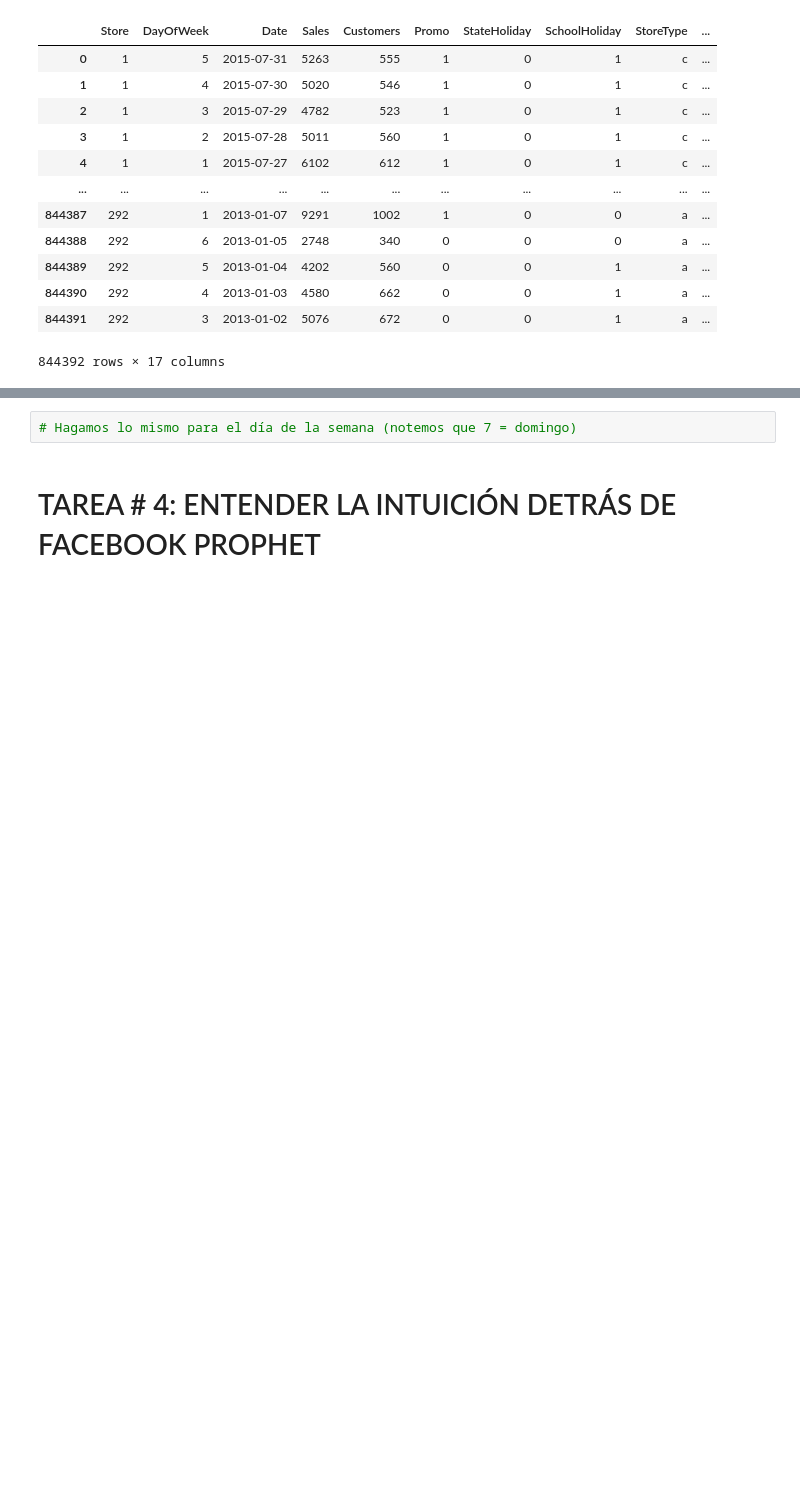
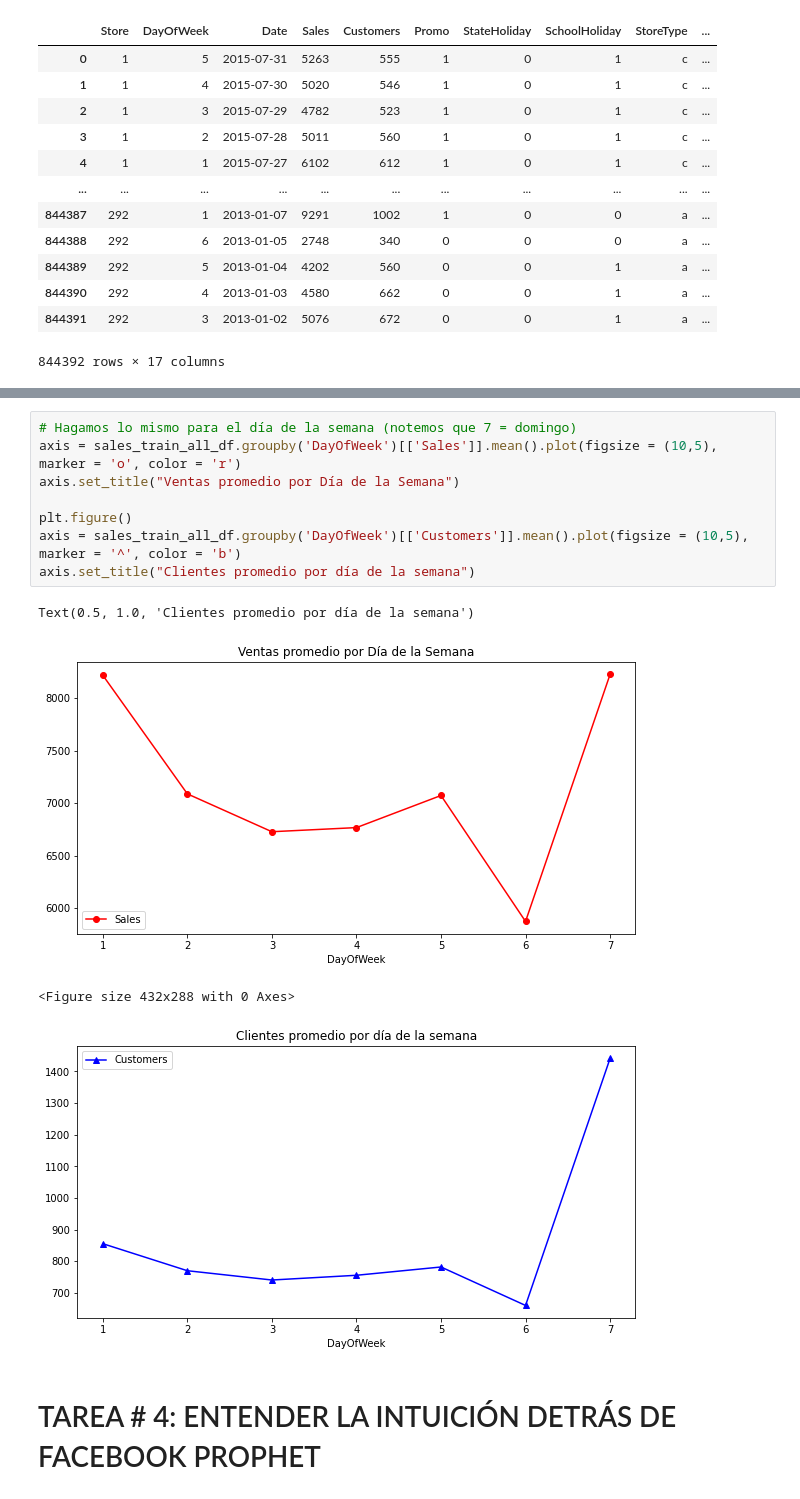
Before and after one commit to sergioarnold87/Departamento-de-Ventas-Data_Science--, a Jupyter notebook: Esqueleto_Departamento_de_Ventas.ipynb, the cells around one changed output, grey strips where cells are left out. Cells and saved outputs as stored; diff of their text form; blank space fills up the shorter version.

```diff
--- a/Esqueleto_Departamento_de_Ventas.ipynb
+++ b/Esqueleto_Departamento_de_Ventas.ipynb
@@ -405,5 +482,16 @@ sales_train_all_df
-# %%
-# Hagamos lo mismo para el día de la semana (notemos que 7 = domingo)
+# %%
+# Hagamos lo mismo para el día de la semana (notemos que 7 = domingo)
+axis = sales_train_all_df.groupby('DayOfWeek')[['Sales']].mean().plot(figsize = (10,5), marker = 'o', color = 'r')
+axis.set_title("Ventas promedio por Día de la Semana")
+
+plt.figure()
+axis = sales_train_all_df.groupby('DayOfWeek')[['Customers']].mean().plot(figsize = (10,5), marker = '^', color = 'b')
+axis.set_title("Clientes promedio por día de la semana")
+# %% [output]
+Text(0.5, 1.0, 'Clientes promedio por día de la semana')
+[figure, added]
+<Figure size 432x288 with 0 Axes>
+[figure, added]
 # %% [markdown]
 # TAREA # 4: ENTENDER LA INTUICIÓN DETRÁS DE FACEBOOK PROPHET
 # %% [markdown]
```
Also changed, not shown: parts of 8 cells of this notebook.
